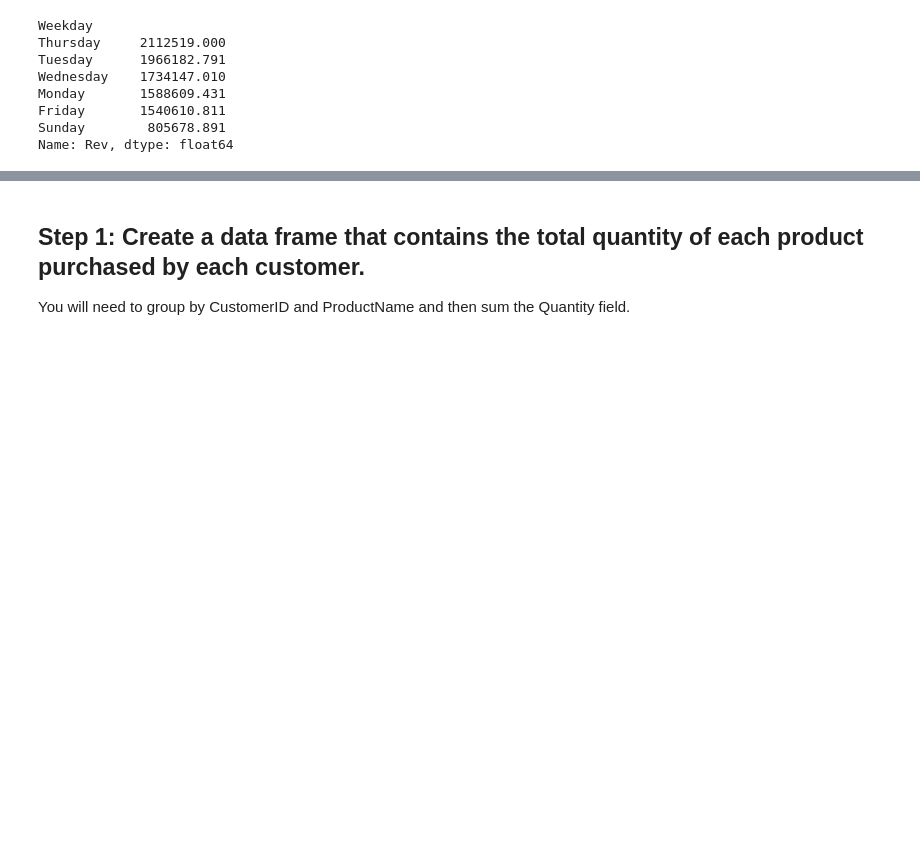
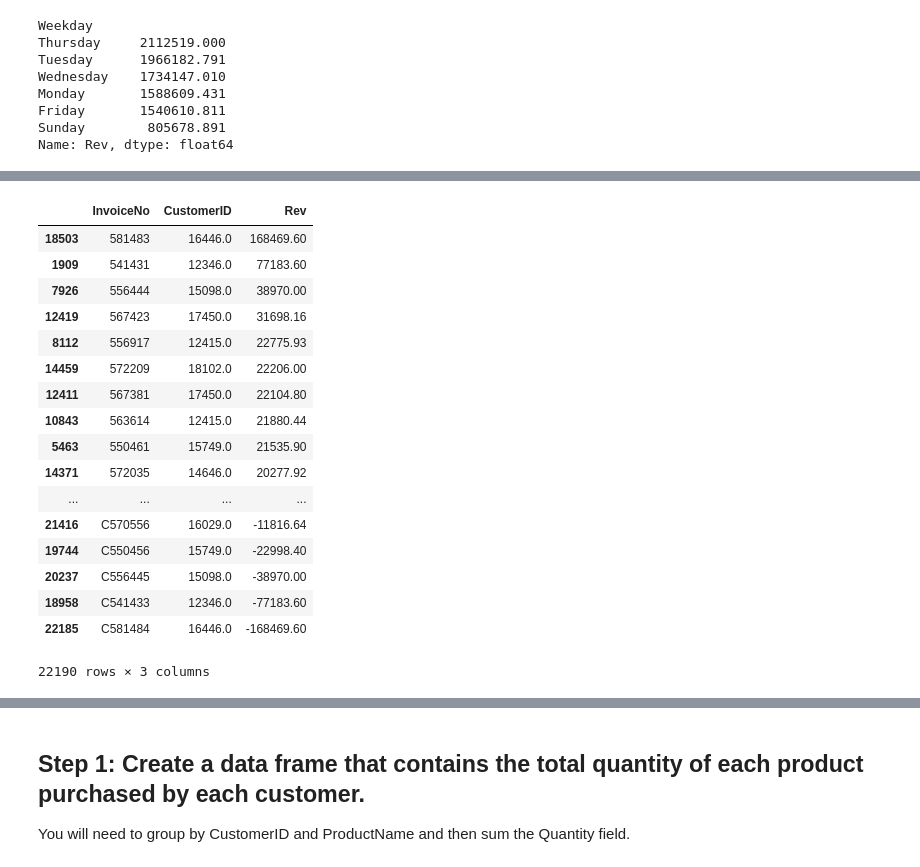
Before and after one commit to tristar82/Project-Week-8-Final-Project, a Jupyter notebook: your-project/Code/1_EDA_Cleaning.ipynb, the cells around one changed output, grey strips where cells are left out. Drawn from its saved outputs; the diff is of its cells as text; code cells hidden in the pictures; blank space fills up the shorter version.

```diff
--- a/your-project/Code/1_EDA_Cleaning.ipynb
+++ b/your-project/Code/1_EDA_Cleaning.ipynb
@@ -259,0 +302,25 @@ Name: Rev, dtype: float64
+# %%
+#Top Invoice Values by Rev
+df_top_invoices_rev = df.groupby(['InvoiceNo', 'CustomerID'])['Rev'].agg('sum').to_frame()
+df_top_invoices_rev.reset_index(inplace=True)
+df_top_invoices_rev = df_top_invoices_rev.sort_values(by='Rev', ascending=False)
+df_top_invoices_rev
+# %% [output]
+|  | InvoiceNo | CustomerID | Rev |
+| 18503 | 581483 | 16446.0 | 168469.60 |
+| 1909 | 541431 | 12346.0 | 77183.60 |
+| 7926 | 556444 | 15098.0 | 38970.00 |
+| 12419 | 567423 | 17450.0 | 31698.16 |
+| 8112 | 556917 | 12415.0 | 22775.93 |
+| 14459 | 572209 | 18102.0 | 22206.00 |
+| 12411 | 567381 | 17450.0 | 22104.80 |
+| 10843 | 563614 | 12415.0 | 21880.44 |
+| 5463 | 550461 | 15749.0 | 21535.90 |
+| 14371 | 572035 | 14646.0 | 20277.92 |
+| ... | ... | ... | ... |
+| 21416 | C570556 | 16029.0 | -11816.64 |
+| 19744 | C550456 | 15749.0 | -22998.40 |
+| 20237 | C556445 | 15098.0 | -38970.00 |
+| 18958 | C541433 | 12346.0 | -77183.60 |
+| 22185 | C581484 | 16446.0 | -168469.60 |
+22190 rows × 3 columns
```
Also changed, not shown: parts of 29 cells of this notebook, 1 other file.
